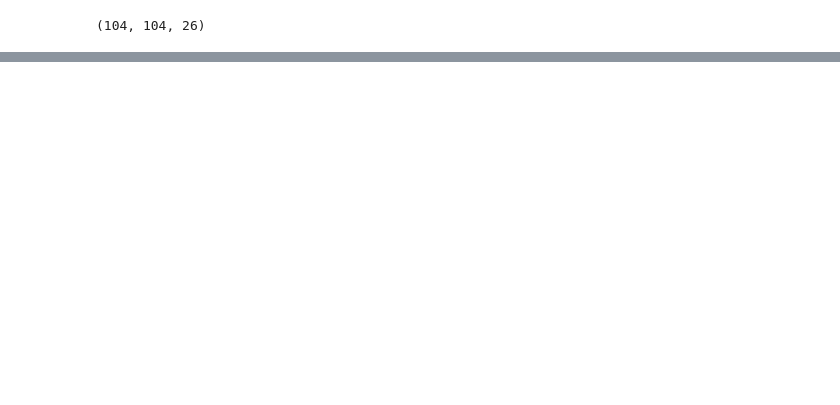
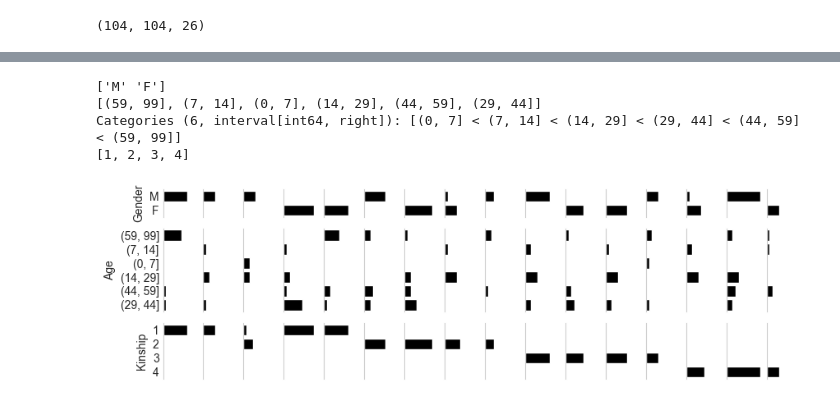
Before and after one commit to aleixalcacer/JA-BIAA-SBM, a Jupyter notebook: aliawara.ipynb, the cells around one changed output, grey strips where cells are left out. Saved outputs shown, nothing was run; the diff lists cells and outputs as text; code cells hidden in the pictures; blank space fills up the shorter version.

```diff
--- a/aliawara.ipynb
+++ b/aliawara.ipynb
@@ -74,32 +94,47 @@ df.head()
 # %%
 # for each group plot a histogram for each feature
 import seaborn as sns
 
-fig, axs = plt.subplots(3, 16, figsize=(15, 5), gridspec_kw={'height_ratios': [2, 6, 4]})
+fig, axs = plt.subplots(3, n_arch, figsize=(10, 3), gridspec_kw={'height_ratios': [2, 6, 4]})
 
 for j, col in enumerate(df.columns[:-1]):
     count_max = df.groupby("group")[col].count().max()
-
+    if col == "Kinship":
+        order = [1, 2, 3, 4]
+    else:
+        order = df[col].unique()
+    print(order)
     for i, ax in enumerate(axs[j]):
-        df_i = df[df.group == i]
-        sns.countplot(y=df_i[col], ax=ax, order=df[col].unique(), stat="count", color="black")
+        df_i = df[df.group == chr(i + 65)]
+        sns.countplot(y=df_i[col], ax=ax, order=order, stat="count", color="black")
 
         # hide x labels
         ax.set_xticklabels([])
         ax.set_xlabel("")
         if i != 0:
             ax.set_ylabel("")
             ax.set_yticklabels([])
 
         # set x limits
         ax.set_xlim(0, count_max)
 
         # remove axis except y line
         ax.spines['top'].set_visible(False)
         ax.spines['right'].set_visible(False)
         ax.spines['bottom'].set_visible(False)
 
+        # remove grid lines
+        ax.grid(False)
+
         # remove ticks
         ax.tick_params(axis='both', which='both', length=0)
 
+# fig.savefig("figures/irmdata/alyawarra/histograms.png", dpi=300, bbox_inches='tight')
+
 plt.show()
+# %% [output]
+['M' 'F']
+[(59, 99], (7, 14], (0, 7], (14, 29], (44, 59], (29, 44]]
+Categories (6, interval[int64, right]): [(0, 7] < (7, 14] < (14, 29] < (29, 44] < (44, 59] < (59, 99]]
+[1, 2, 3, 4]
+[figure, added]
```
Also changed, not shown: parts of 7 cells of this notebook, 13 other files.
